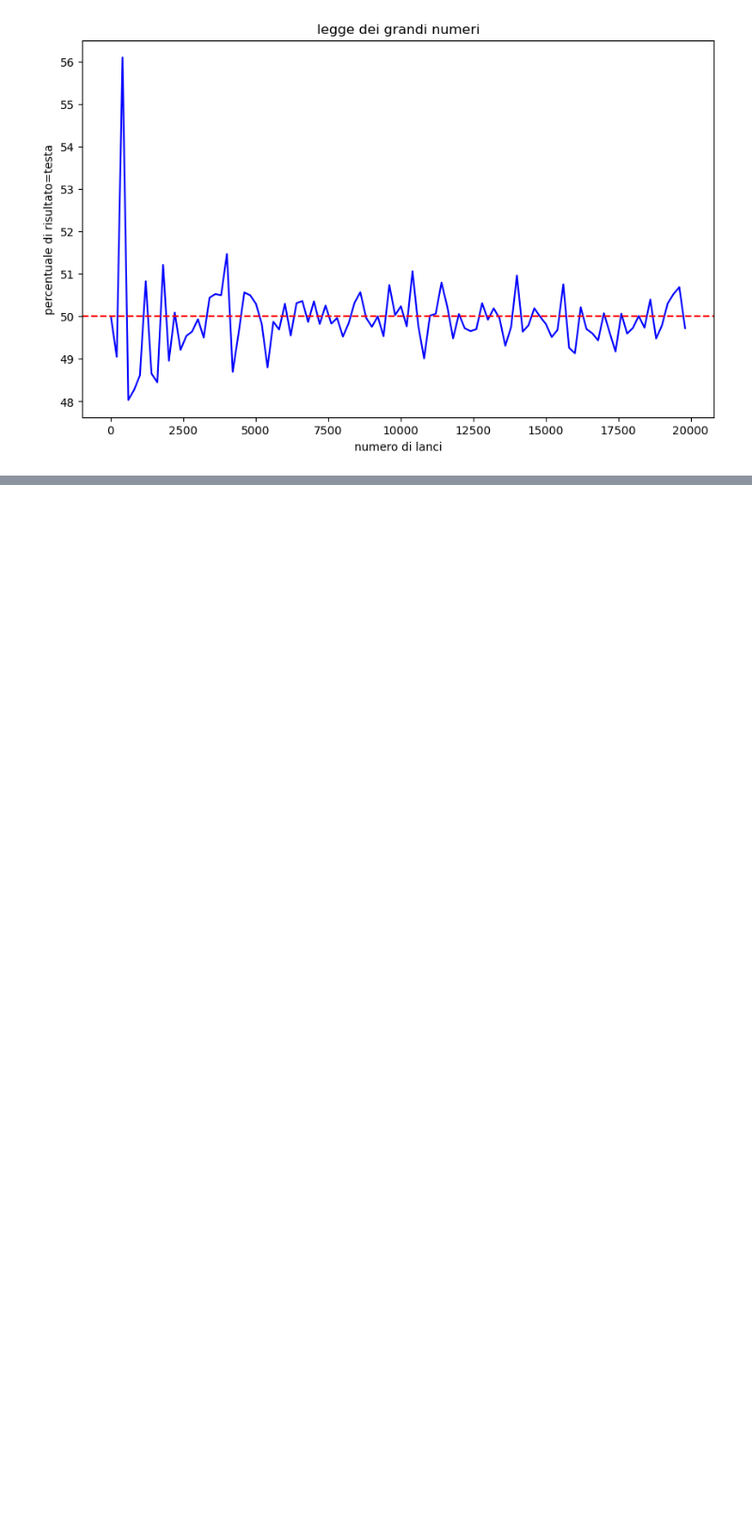
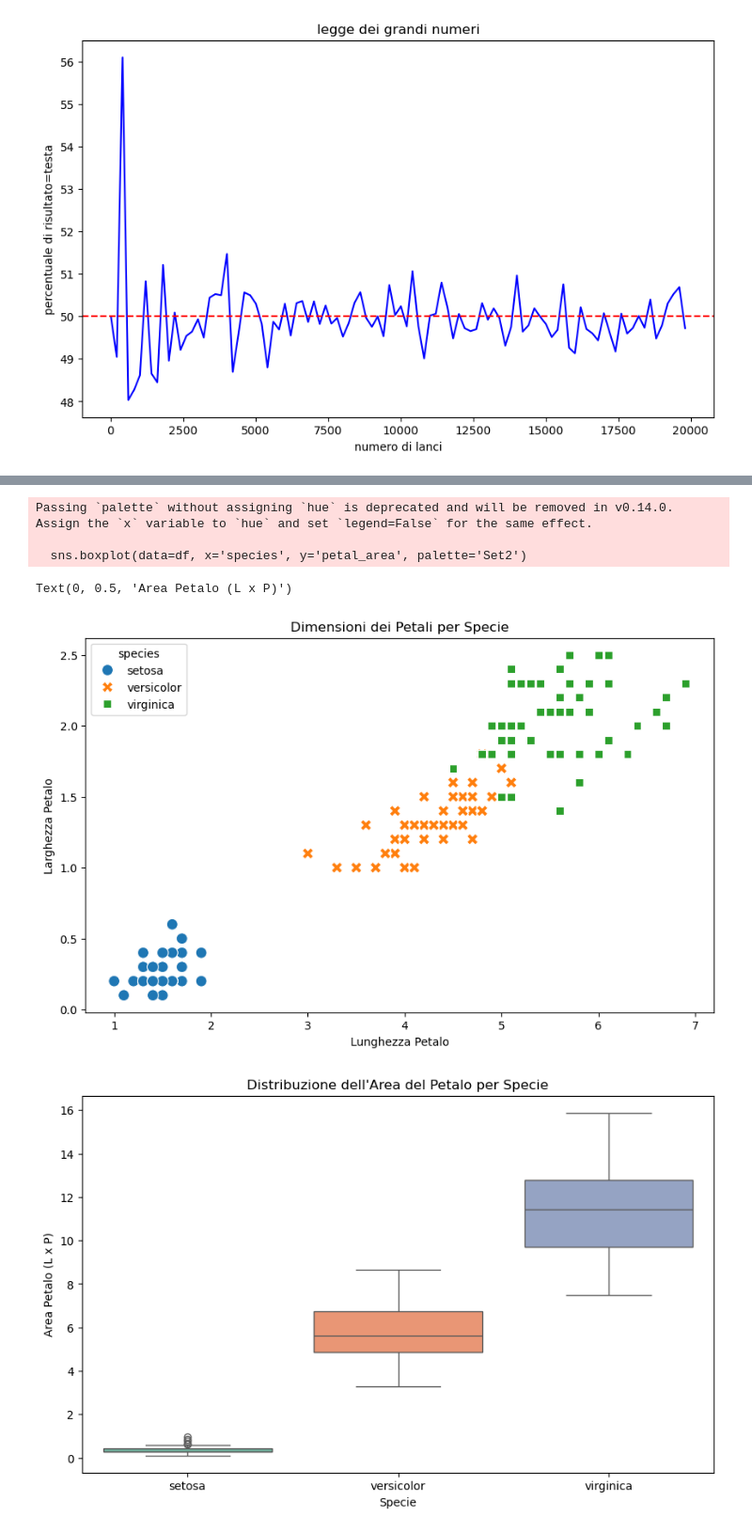
Before and after one commit to MedicMiha/ProgrammingLab, a Jupyter notebook: Secondo Modulo/esercizi5.ipynb, the cells around one changed output, grey strips where cells are left out. Shown at 94% size. Drawn from its saved outputs; the diff is of its cells as text; code cells hidden in the pictures; blank space fills up the shorter version.

```diff
--- a/Secondo Modulo/esercizi5.ipynb
+++ b/Secondo Modulo/esercizi5.ipynb
@@ -24,0 +63,38 @@ plt.show()
+# %%
+import pandas as pd
+import matplotlib.pyplot as plt
+import seaborn as sns
+
+url = "https://raw.githubusercontent.com/mwaskom/seaborn-data/master/iris.csv"
+df = pd.read_csv(url)
+df.head()
+
+#3
+#Esplora la distribuzione delle specie (conta quanti campioni ci sono per specie)
+conta_specie = df['species'].value_counts()
+conta_specie
+#Calcola la lunghezza e la larghezza media dei petali per specie
+petali_media = df.groupby('species')[['petal_length', 'petal_width']].mean()
+petali_media
+#Visualizza le dimensioni dei petali per specie (scatterplot)
+plt.figure(figsize=(10, 6))
+sns.scatterplot(data=df, x='petal_length', y='petal_width', hue='species', style='species', s=100)
+plt.title('Dimensioni dei Petali per Specie')
+plt.xlabel('Lunghezza Petalo')
+plt.ylabel('Larghezza Petalo')
+#Crea una nuova colonna per l'area del petalo e analizzala
+df['petal_area'] = df['petal_length'] * df['petal_width']
+area_stats = df.groupby('species')['petal_area'].describe()
+#Grafico della distribuzione dell'area del petalo per specie (boxplot)
+plt.figure(figsize=(10, 6))
+sns.boxplot(data=df, x='species', y='petal_area', palette='Set2')
+plt.title('Distribuzione dell\'Area del Petalo per Specie')
+plt.xlabel('Specie')
+plt.ylabel('Area Petalo (L x P)')
+# %% [output]
+Passing `palette` without assigning `hue` is deprecated and will be removed in v0.14.0. Assign the `x` variable to `hue` and set `legend=False` for the same effect.
+
+  sns.boxplot(data=df, x='species', y='petal_area', palette='Set2')
+Text(0, 0.5, 'Area Petalo (L x P)')
+[figure, added]
+[figure, added]
```
Also changed, not shown: parts of 2 cells of this notebook, 3 other files.
